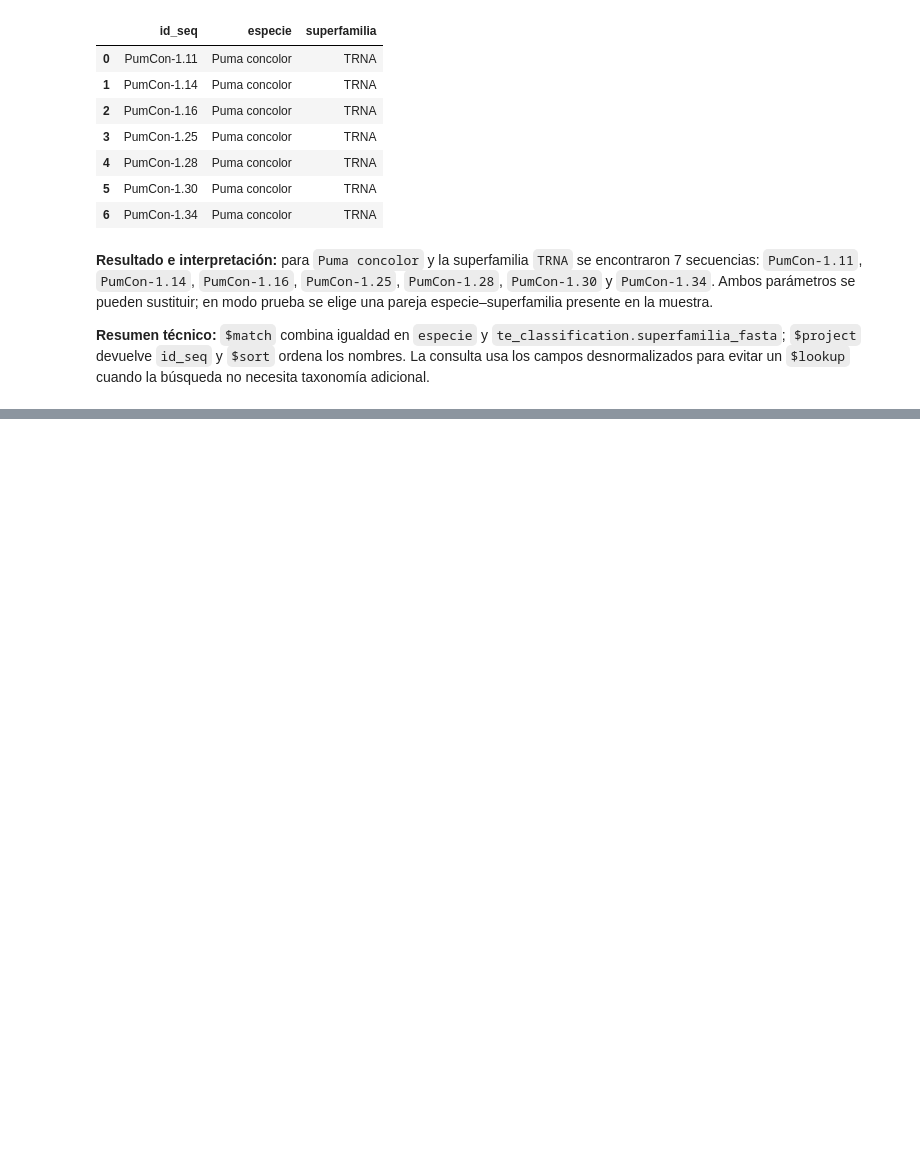
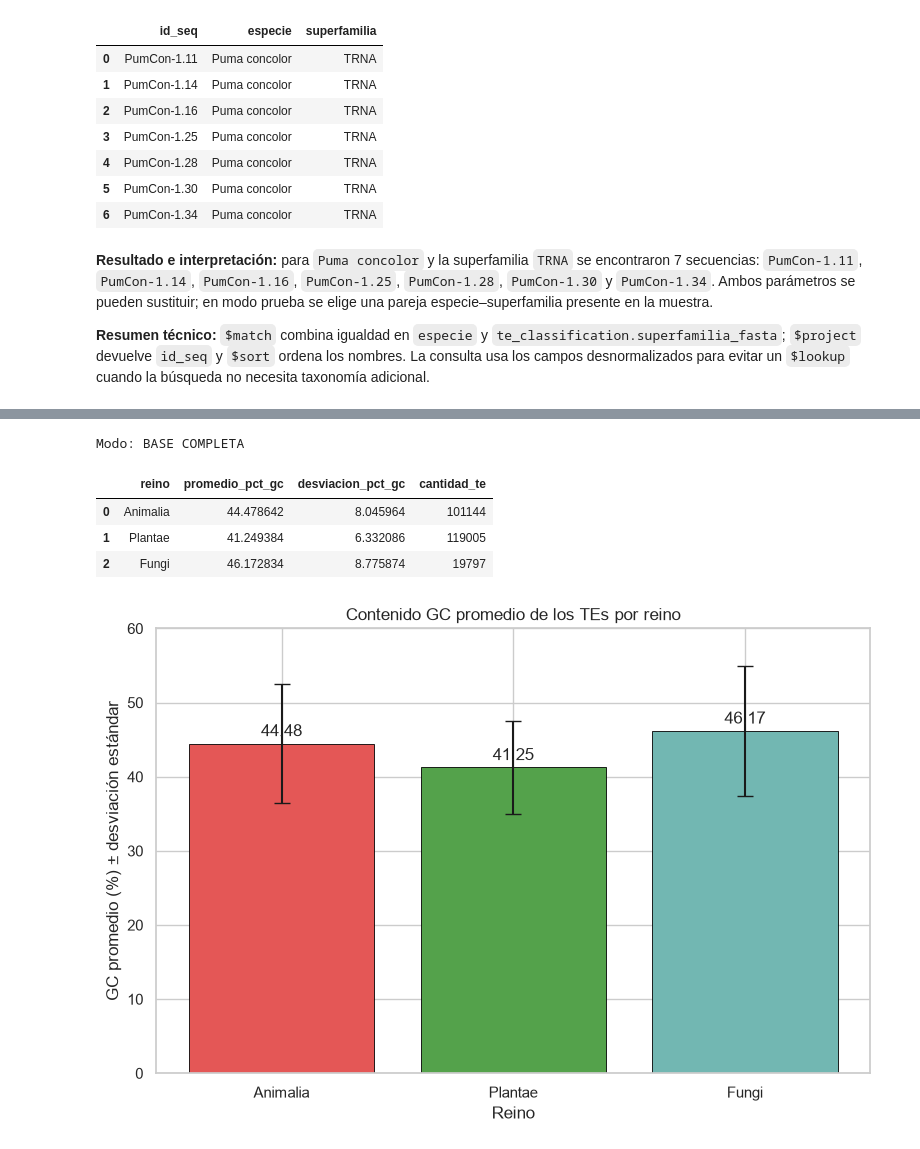
Before and after one commit to VilladaV/panteon-mongodb-bd2, a Jupyter notebook: notebooks/02_consultas_y_figuras.ipynb, the cells around one changed output, grey strips where cells are left out. Saved outputs shown, nothing was run; the diff lists cells and outputs as text; code cells hidden in the pictures; blank space fills up the shorter version.

```diff
--- a/notebooks/02_consultas_y_figuras.ipynb
+++ b/notebooks/02_consultas_y_figuras.ipynb
@@ -473,0 +656,40 @@ Especie: Puma concolor | superfamilia: TRNA
+# %%
+salida_figura_03 = figura_03_gc(
+    db_analiticas, MODO_PRUEBA_FIGURAS, TAMANO_MUESTRA_FIGURAS
+)
+tabla_figura_03 = (
+    pd.DataFrame(salida_figura_03["datos"])
+    .set_index("reino")
+    .reindex(REINOS_FIGURAS)
+    .reset_index()
+)
+
+figura_03, ax = plt.subplots(figsize=(8, 5.5))
+posiciones = np.arange(len(tabla_figura_03))
+ax.bar(
+    posiciones, tabla_figura_03["promedio_pct_gc"],
+    yerr=tabla_figura_03["desviacion_pct_gc"],
+    capsize=6, color=["#E45756", "#54A24B", "#72B7B2"],
+    edgecolor="black", linewidth=0.6
+)
+ax.set_xticks(posiciones, tabla_figura_03["reino"])
+ax.set_ylim(0, 60)
+ax.set_xlabel("Reino")
+ax.set_ylabel("GC promedio (%) ± desviación estándar")
+ax.set_title("Contenido GC promedio de los TEs por reino")
+for posicion, promedio in enumerate(tabla_figura_03["promedio_pct_gc"]):
+    ax.text(posicion, promedio + 1, f"{promedio:.2f}", ha="center")
+figura_03.tight_layout()
+rutas_figura_03 = guardar_figura(figura_03, "figura_3_gc_por_reino")
+
+print("Modo:", salida_figura_03["modo"])
+display(tabla_figura_03)
+display(figura_03)
+plt.close(figura_03)
+# %% [output]
+Modo: BASE COMPLETA
+|  | reino | promedio_pct_gc | desviacion_pct_gc | cantidad_te |
+| 0 | Animalia | 44.478642 | 8.045964 | 101144 |
+| 1 | Plantae | 41.249384 | 6.332086 | 119005 |
+| 2 | Fungi | 46.172834 | 8.775874 | 19797 |
+[figure, added]
```
Also changed, not shown: parts of 15 cells of this notebook, 9 other files.
